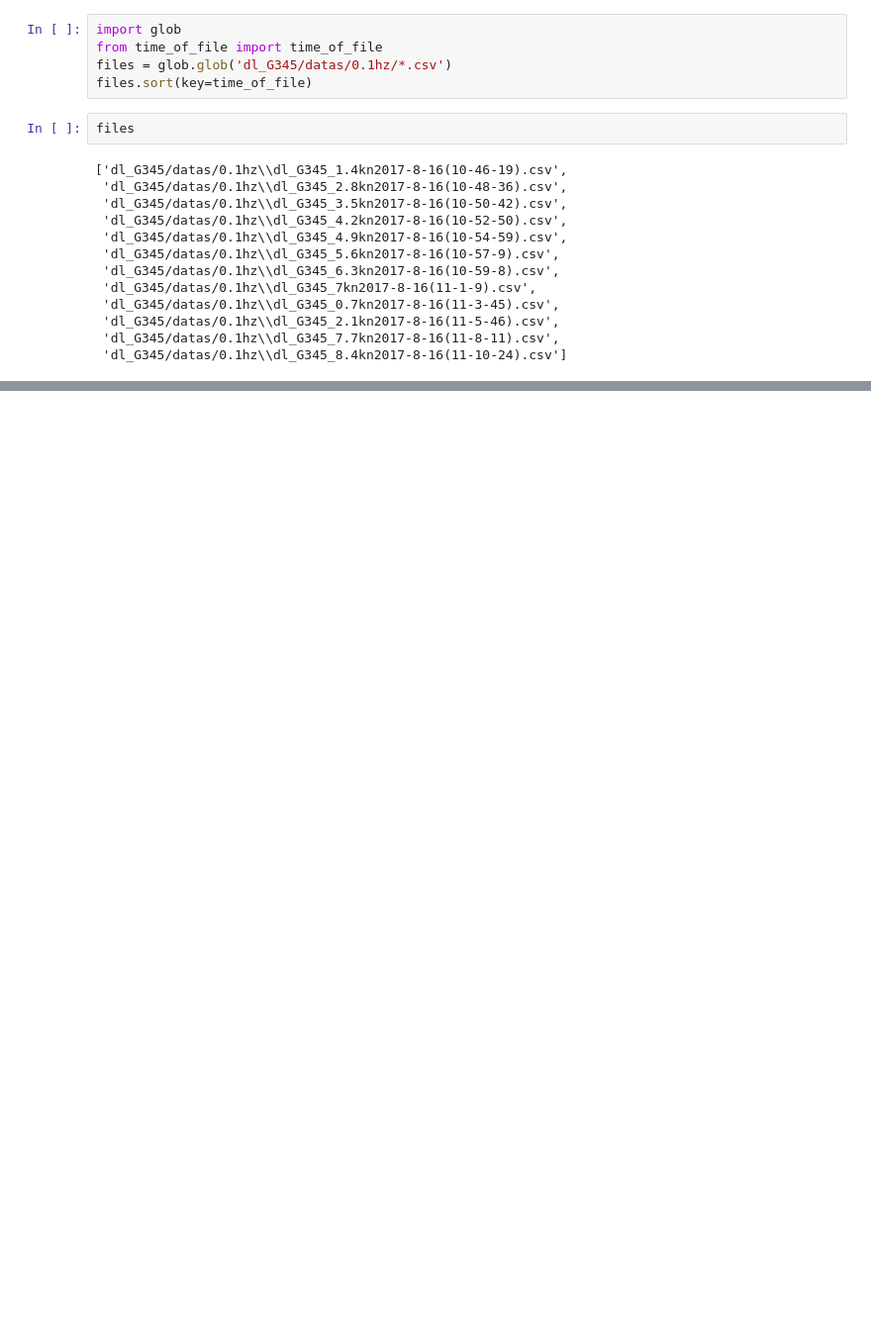
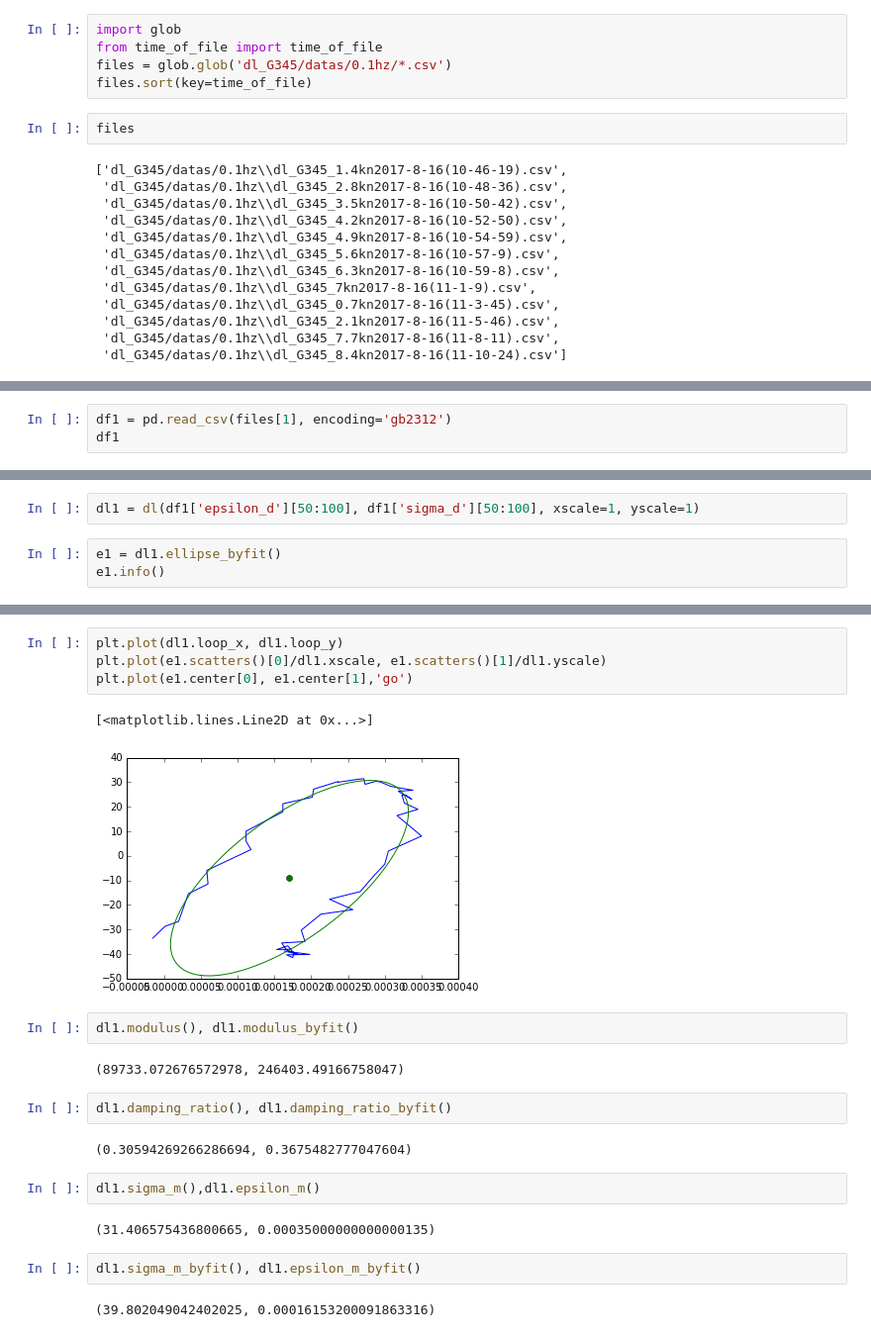
Before and after one commit to FryeT/dongli, a Jupyter notebook: modulus&damping_ratio.ipynb, the cells around one changed output, grey strips where cells are left out. Shown: that part at 99% size. Cells and saved outputs as stored; diff of their text form; blank space fills up the shorter version.

```diff
--- a/modulus&damping_ratio.ipynb
+++ b/modulus&damping_ratio.ipynb
@@ -33,0 +27,3 @@ for f in files:
+# %%
+df1 = pd.read_csv(files[1], encoding='gb2312')
+df1
@@ -33,0 +49,5 @@ for f in files:
+# %%
+dl1 = dl(df1['epsilon_d'][50:100], df1['sigma_d'][50:100], xscale=1, yscale=1)
+# %%
+e1 = dl1.ellipse_byfit()
+e1.info()
@@ -33,0 +64,23 @@ for f in files:
+# %%
+plt.plot(dl1.loop_x, dl1.loop_y)
+plt.plot(e1.scatters()[0]/dl1.xscale, e1.scatters()[1]/dl1.yscale)
+plt.plot(e1.center[0], e1.center[1],'go')
+# %% [output]
+[<matplotlib.lines.Line2D at 0x...>]
+[figure, added]
+# %%
+dl1.modulus(), dl1.modulus_byfit()
+# %% [output]
+(89733.072676572978, 246403.49166758047)
+# %%
+dl1.damping_ratio(), dl1.damping_ratio_byfit()
+# %% [output]
+(0.30594269266286694, 0.3675482777047604)
+# %%
+dl1.sigma_m(),dl1.epsilon_m()
+# %% [output]
+(31.406575436800665, 0.00035000000000000135)
+# %%
+dl1.sigma_m_byfit(), dl1.epsilon_m_byfit()
+# %% [output]
+(39.802049042402025, 0.00016153200091863316)
```
Also changed, not shown: parts of 8 cells of this notebook.
